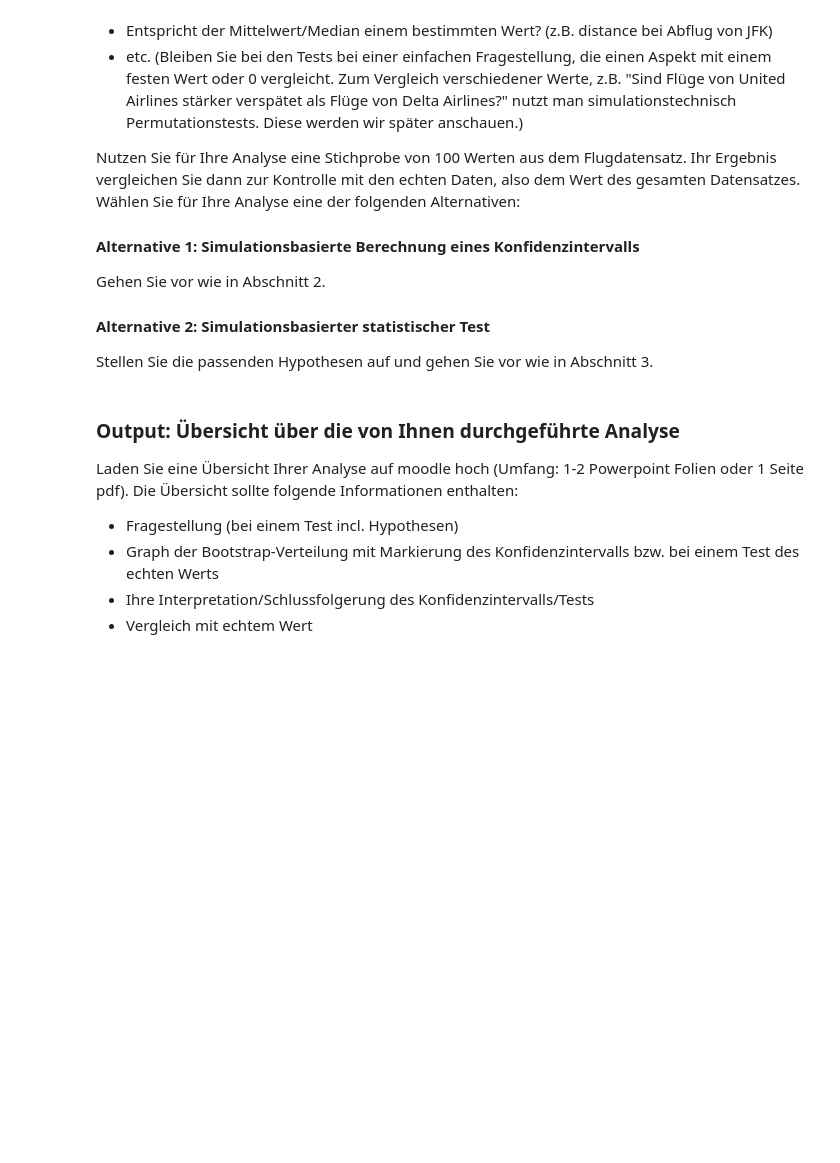
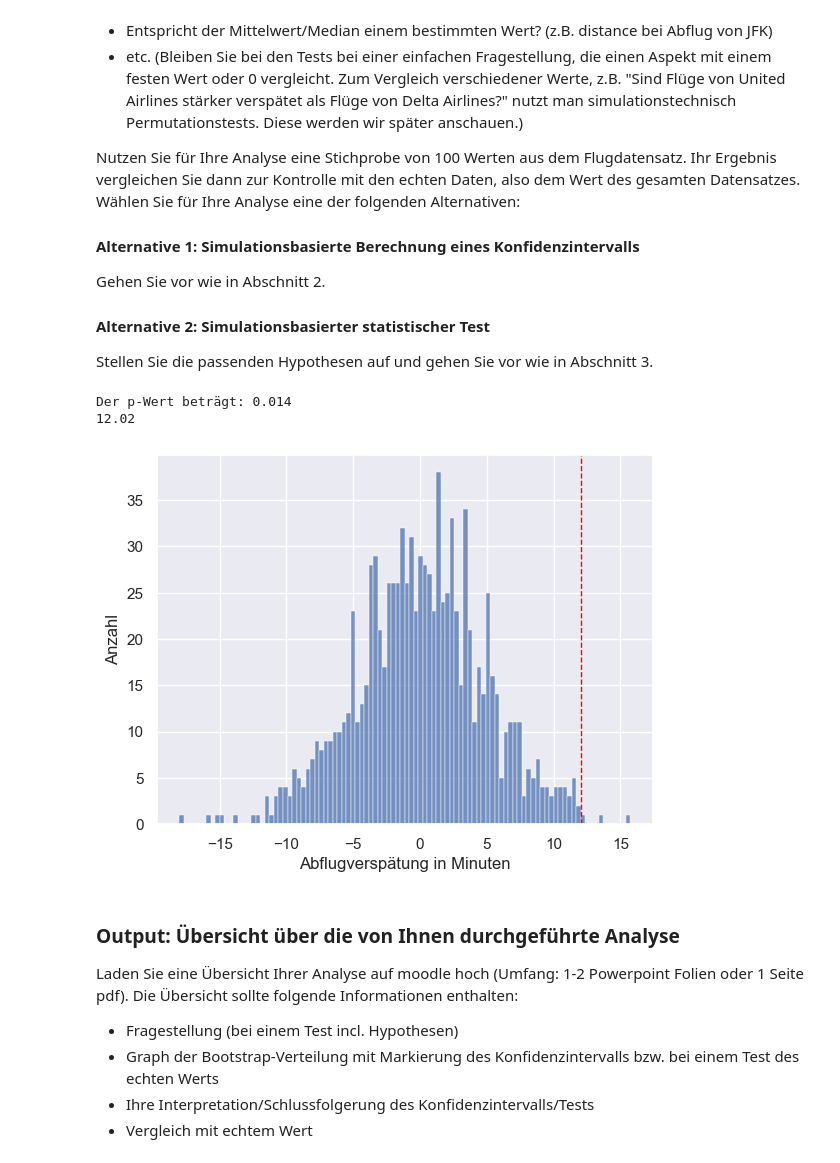
Before and after one commit to NicolasPawelka/Home, a Jupyter notebook: Sem7/DAT/3_SimulationsbasierteInferenz.ipynb, the cells around one changed output. Drawn from its saved outputs; the diff is of its cells as text; code cells hidden in the pictures; blank space fills up the shorter version.

```diff
--- a/Sem7/DAT/3_SimulationsbasierteInferenz.ipynb
+++ b/Sem7/DAT/3_SimulationsbasierteInferenz.ipynb
@@ -224,6 +263,49 @@ Gehen Sie vor wie in Abschnitt 2.
 Stellen Sie die passenden Hypothesen auf und gehen Sie vor wie in Abschnitt 3.
 # %%
 # ToDo: Fragestellung zum flight-Datensatz überlegen, die Sie mit statistischer Inferenz beantworten wollen würden und mit einer Stichprobe von 100 Werten anhand einer der zwei Alternativen beantworten
+
+# Alternative 2
+
+'Fragestellung: Beträgt die Abflugverspätung am Flughafen JFK im Mittel 0 Minuten? '
+'H0: Mittelwert = 0'
+'H1: Mittelwert != 0'
+from nycflights13 import flights
+
+data = flights.dropna()
+
+fls = []
+
+for _, row in data.iterrows():
+    if row['origin'] == 'JFK':
+        fls.append(row['dep_delay'])
+# %%
+np.random.seed(52)
+stichprobe = resample(fls,n_samples=100,replace=False)
+test_flights_mean = []
+
+for _ in range(1000):
+    sample = np.random.normal(loc=0, scale=np.std(stichprobe), size=100)
+
+    test_flights_mean.append(sample.mean())
+
+sns.histplot(test_flights_mean,bins=100)
+plt.axvline(np.mean(fls), color='red', linestyle='dashed', linewidth=1, label='Mittelwert der echten Stichprobe')
+plt.xlabel("Abflugverspätung in Minuten")
+plt.ylabel("Anzahl")
+
+counter = 0
+echte_stichprobe_mean_100 = np.mean(stichprobe)
+
+for value in test_flights_mean:
+    if abs(value) >= echte_stichprobe_mean:
+        counter += 1
+
+print(f"Der p-Wert beträgt: {counter/np.size(test_flights_mean)}")
+print(f"{np.mean(fls):.2f}")
+# %% [output]
+Der p-Wert beträgt: 0.014
+12.02
+[figure, added]
 # %% [markdown]
 ### Output: Übersicht über die von Ihnen durchgeführte Analyse
 
```
Also changed, not shown: parts of 3 cells of this notebook.
